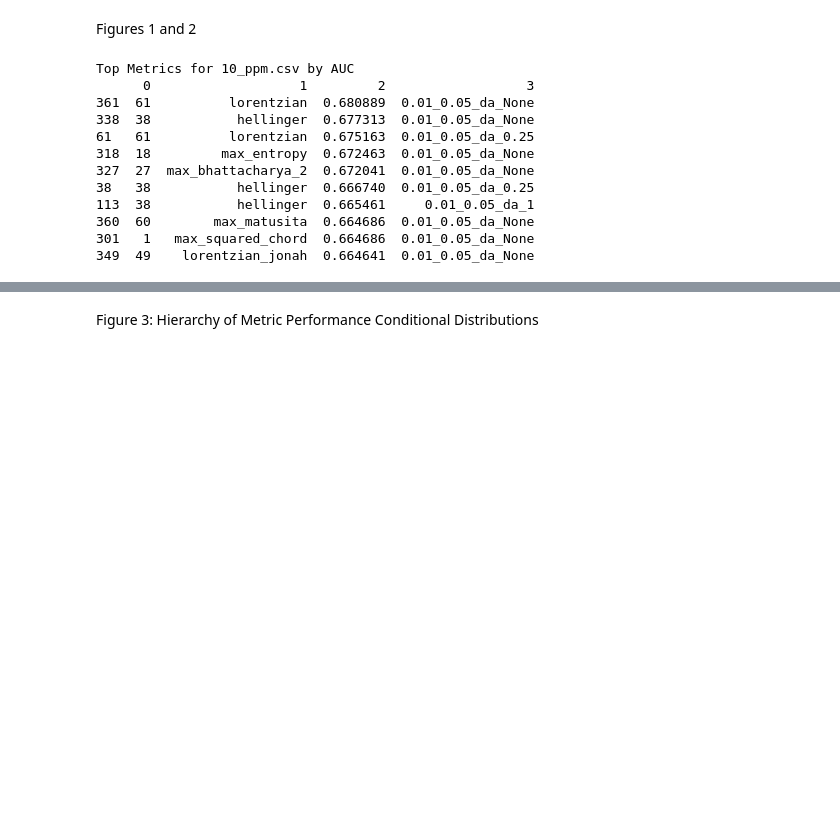
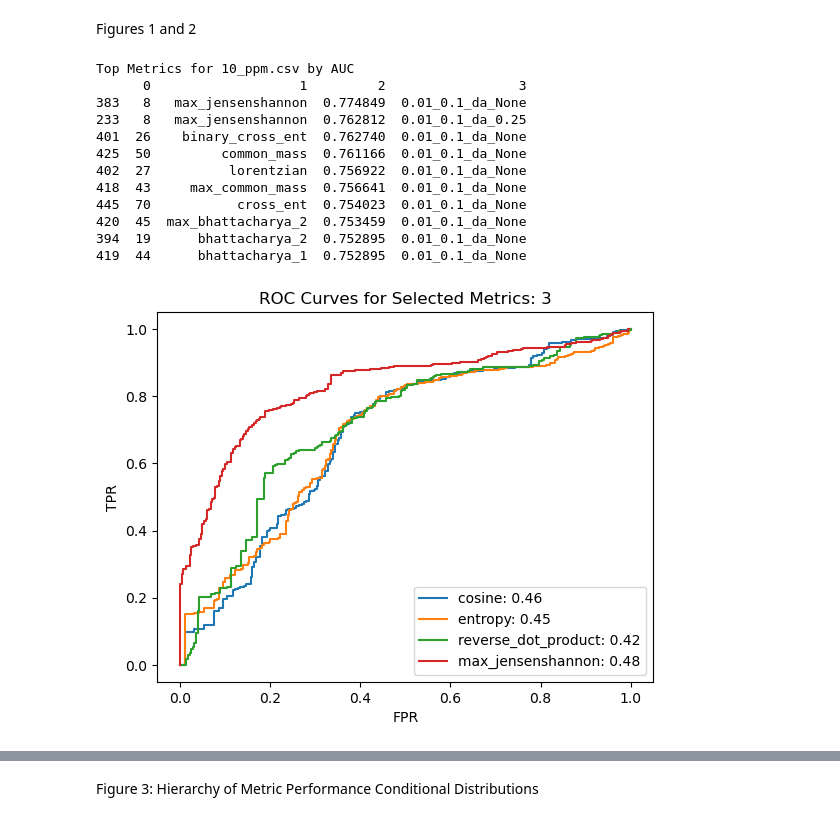
Before and after one commit to Jbug1/SpecSim, a Jupyter notebook: figures.ipynb, the cells around one changed output, grey strips where cells are left out. Saved outputs shown, nothing was run; the diff lists cells and outputs as text; code cells hidden in the pictures; blank space fills up the shorter version.

```diff
--- a/figures.ipynb
+++ b/figures.ipynb
@@ -180,20 +170,23 @@ if fullRun:
 Figures 1 and 2
 # %%
 #first, generate tables from full size
-plotAndOrderResults.fig1(f'{outputs_path}/fig1','/Users/jonahpoczobutt/projects/specsim_res/Metlin_to_Nist/intermediateOutputs/fullSearchMatches')
+
+reload(tests)
+plotAndOrderResults.fig1(f'{outputs_path}/fig1',f'{outputs_path}/intermediateOutputs/fullSearchMatches')
 # %% [output]
 Top Metrics for 10_ppm.csv by AUC
-      0                   1         2                  3
-361  61          lorentzian  0.680889  0.01_0.05_da_None
-338  38           hellinger  0.677313  0.01_0.05_da_None
-61   61          lorentzian  0.675163  0.01_0.05_da_0.25
-318  18         max_entropy  0.672463  0.01_0.05_da_None
-327  27  max_bhattacharya_2  0.672041  0.01_0.05_da_None
-38   38           hellinger  0.666740  0.01_0.05_da_0.25
-113  38           hellinger  0.665461     0.01_0.05_da_1
-360  60        max_matusita  0.664686  0.01_0.05_da_None
-301   1   max_squared_chord  0.664686  0.01_0.05_da_None
-349  49    lorentzian_jonah  0.664641  0.01_0.05_da_None
+      0                   1         2                 3
+383   8   max_jensenshannon  0.774849  0.01_0.1_da_None
+233   8   max_jensenshannon  0.762812  0.01_0.1_da_0.25
+401  26    binary_cross_ent  0.762740  0.01_0.1_da_None
+425  50         common_mass  0.761166  0.01_0.1_da_None
+402  27          lorentzian  0.756922  0.01_0.1_da_None
+418  43     max_common_mass  0.756641  0.01_0.1_da_None
+445  70           cross_ent  0.754023  0.01_0.1_da_None
+420  45  max_bhattacharya_2  0.753459  0.01_0.1_da_None
+394  19      bhattacharya_2  0.752895  0.01_0.1_da_None
+419  44      bhattacharya_1  0.752895  0.01_0.1_da_None
+[figure, added]
 # %%
 #assess metric stability from small runs
 plotAndOrderResults.fig2(f'{outputs_path}/fig2', ppm_windows)
```
Also changed, not shown: parts of 11 cells of this notebook, 13 other files.
